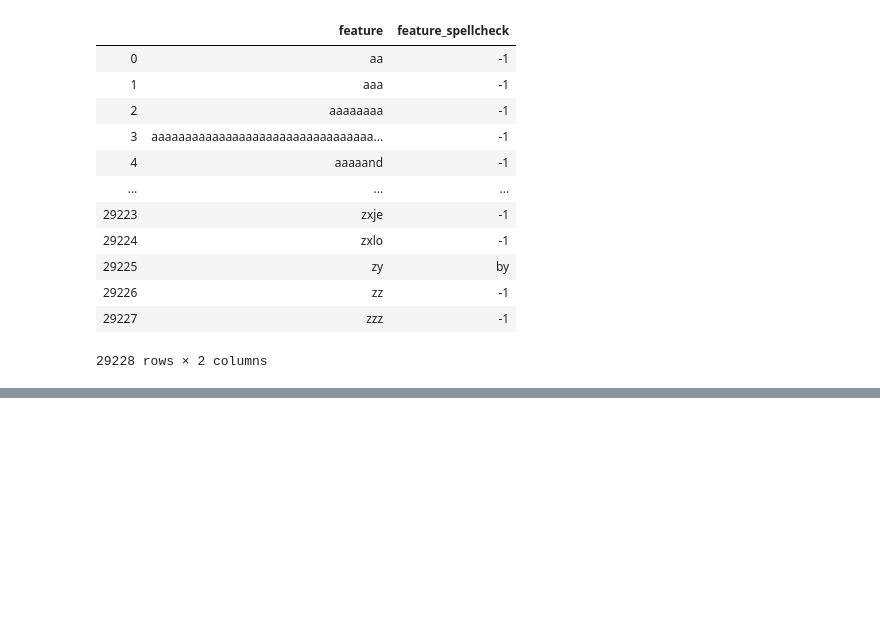
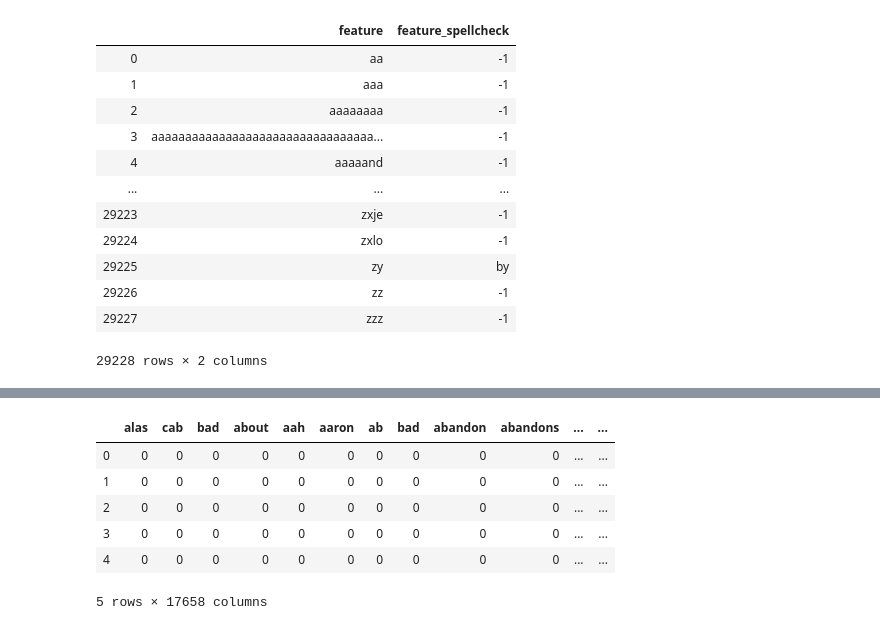
Before and after one commit to mrugeles/Disaster-Response-Pipeline, a Jupyter notebook: test.ipynb, the cells around one changed output, grey strips where cells are left out. Saved outputs shown, nothing was run; the diff lists cells and outputs as text; code cells hidden in the pictures; blank space fills up the shorter version.

```diff
--- a/test.ipynb
+++ b/test.ipynb
@@ -134,3 +111,13 @@ matrix
+# %%
+renamed_columns = dict(columns_df.loc[columns_df['feature_spellcheck'] != "-1"].to_dict('split')['data'])
 # %%
-matrix.rename(columns=rename_columns, inplace=True)
-matrix
+matrix = matrix.rename(columns = renamed_columns)
+matrix.head()
+# %% [output]
+|  | alas | cab | bad | about | aah | aaron | ab | bad | abandon | abandons | ... | ... |
+| 0 | 0 | 0 | 0 | 0 | 0 | 0 | 0 | 0 | 0 | 0 | ... | ... |
+| 1 | 0 | 0 | 0 | 0 | 0 | 0 | 0 | 0 | 0 | 0 | ... | ... |
+| 2 | 0 | 0 | 0 | 0 | 0 | 0 | 0 | 0 | 0 | 0 | ... | ... |
+| 3 | 0 | 0 | 0 | 0 | 0 | 0 | 0 | 0 | 0 | 0 | ... | ... |
+| 4 | 0 | 0 | 0 | 0 | 0 | 0 | 0 | 0 | 0 | 0 | ... | ... |
+5 rows × 17658 columns
```
Also changed, not shown: parts of 14 cells of this notebook, 6 other files.
